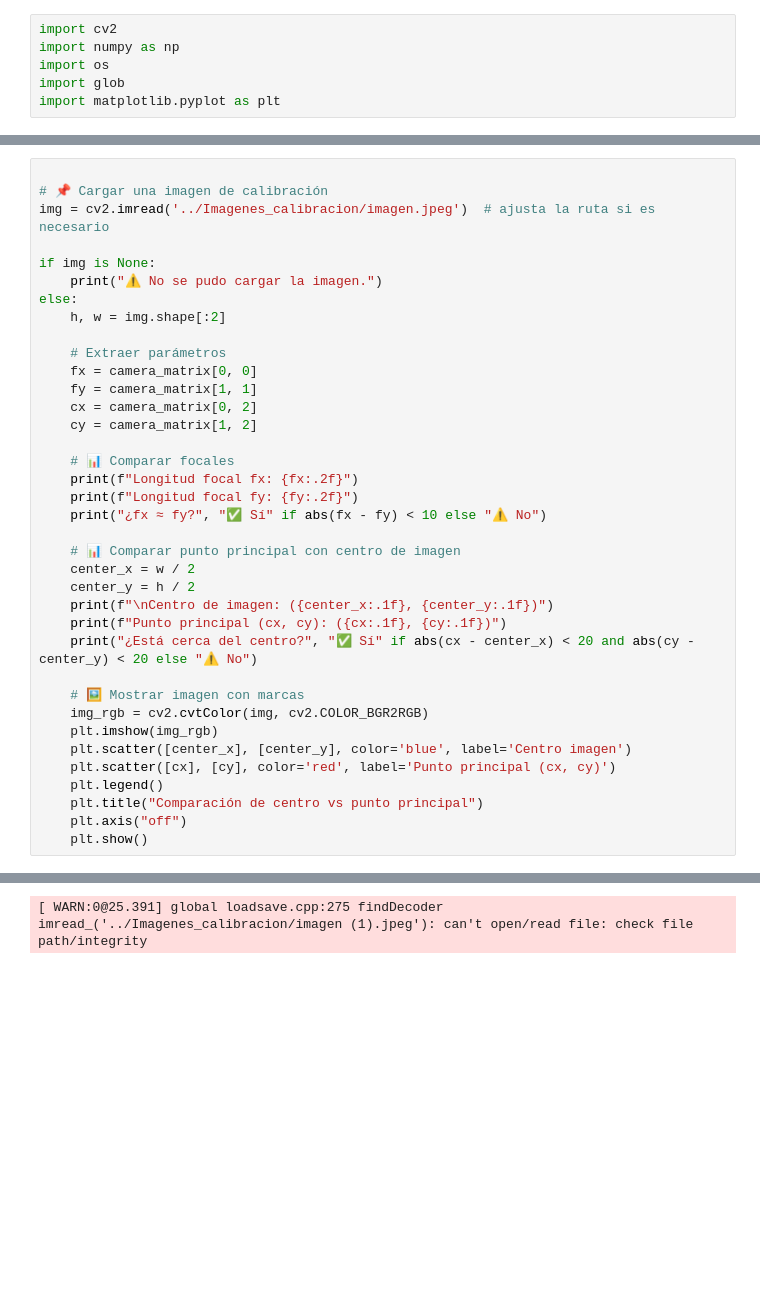
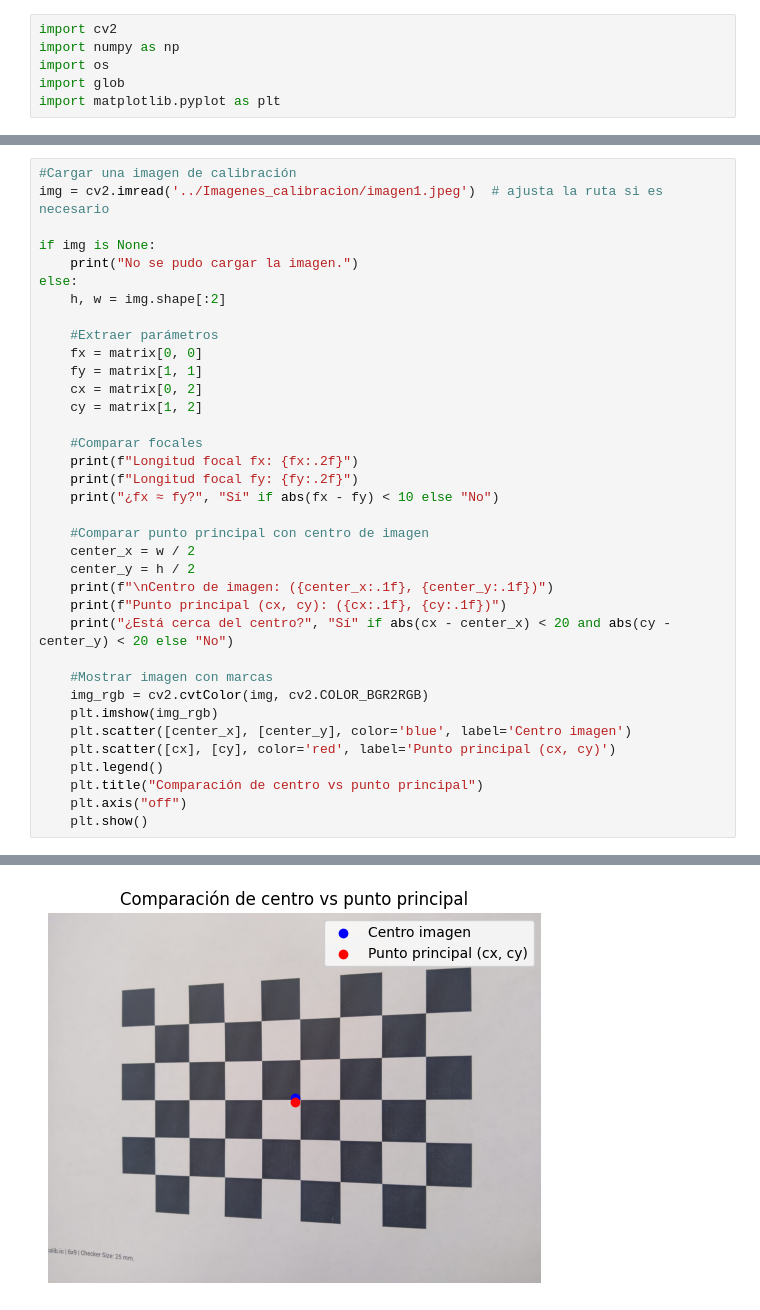
Before and after one commit to joscanoga/SmartVision, a Jupyter notebook: Taller 1/Notebooks/Punto 1.ipynb, the cells around one changed output, grey strips where cells are left out. Cells and saved outputs as stored; diff of their text form; blank space fills up the shorter version.

Commit message:
Actualizacion
Actualizacion del punto 1 y el documento

```diff
--- a/Taller 1/Notebooks/Punto 1.ipynb
+++ b/Taller 1/Notebooks/Punto 1.ipynb
@@ -184,32 +265,31 @@ for filename in images:
 # %%
-
-# 📌 Cargar una imagen de calibración
-img = cv2.imread('../Imagenes_calibracion/imagen.jpeg')  # ajusta la ruta si es necesario
+#Cargar una imagen de calibración
+img = cv2.imread('../Imagenes_calibracion/imagen1.jpeg')  # ajusta la ruta si es necesario
 
 if img is None:
-    print("⚠️ No se pudo cargar la imagen.")
+    print("No se pudo cargar la imagen.")
 else:
     h, w = img.shape[:2]
 
-    # Extraer parámetros
-    fx = camera_matrix[0, 0]
-    fy = camera_matrix[1, 1]
-    cx = camera_matrix[0, 2]
-    cy = camera_matrix[1, 2]
+    #Extraer parámetros
+    fx = matrix[0, 0]
+    fy = matrix[1, 1]
+    cx = matrix[0, 2]
+    cy = matrix[1, 2]
 
-    # 📊 Comparar focales
+    #Comparar focales
     print(f"Longitud focal fx: {fx:.2f}")
     print(f"Longitud focal fy: {fy:.2f}")
-    print("¿fx ≈ fy?", "✅ Sí" if abs(fx - fy) < 10 else "⚠️ No")
+    print("¿fx ≈ fy?", "Sí" if abs(fx - fy) < 10 else "No")
 
-    # 📊 Comparar punto principal con centro de imagen
+    #Comparar punto principal con centro de imagen
     center_x = w / 2
     center_y = h / 2
     print(f"\nCentro de imagen: ({center_x:.1f}, {center_y:.1f})")
     print(f"Punto principal (cx, cy): ({cx:.1f}, {cy:.1f})")
-    print("¿Está cerca del centro?", "✅ Sí" if abs(cx - center_x) < 20 and abs(cy - center_y) < 20 else "⚠️ No")
+    print("¿Está cerca del centro?", "Sí" if abs(cx - center_x) < 20 and abs(cy - center_y) < 20 else "No")
 
-    # 🖼️ Mostrar imagen con marcas
+    #Mostrar imagen con marcas
     img_rgb = cv2.cvtColor(img, cv2.COLOR_BGR2RGB)
     plt.imshow(img_rgb)
     plt.scatter([center_x], [center_y], color='blue', label='Centro imagen')
@@ -223 +309 @@ else:
-[ WARN:0@25.391] global loadsave.cpp:275 findDecoder imread_('../Imagenes_calibracion/imagen (1).jpeg'): can't open/read file: check file path/integrity
+[figure, added]
```
Also changed, not shown: parts of 10 cells of this notebook, 27 other files.
